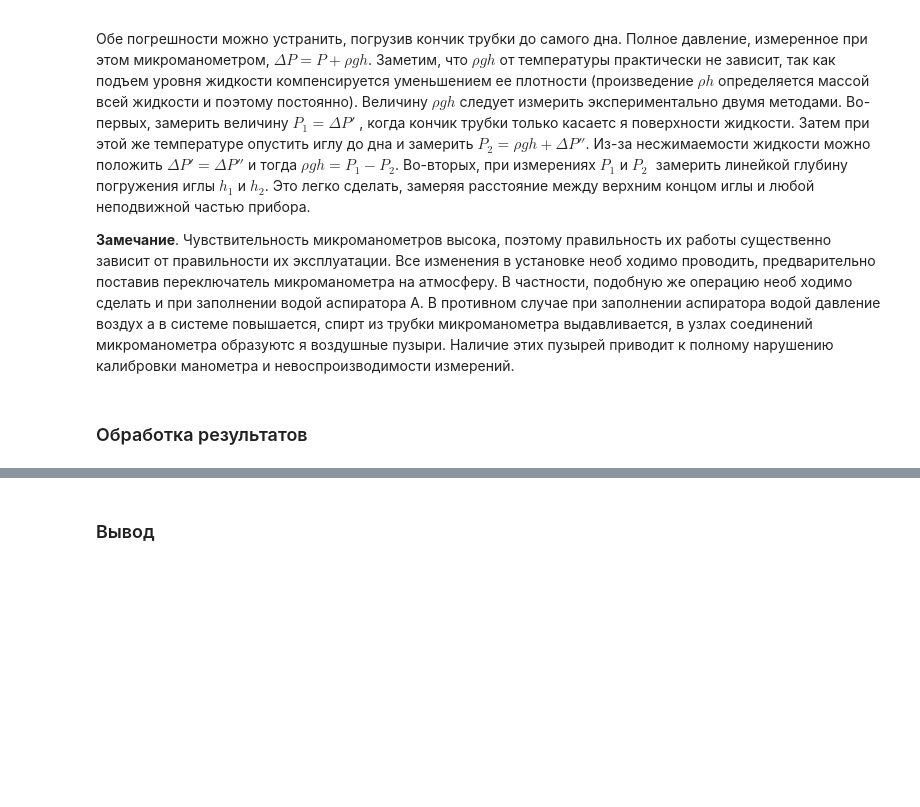
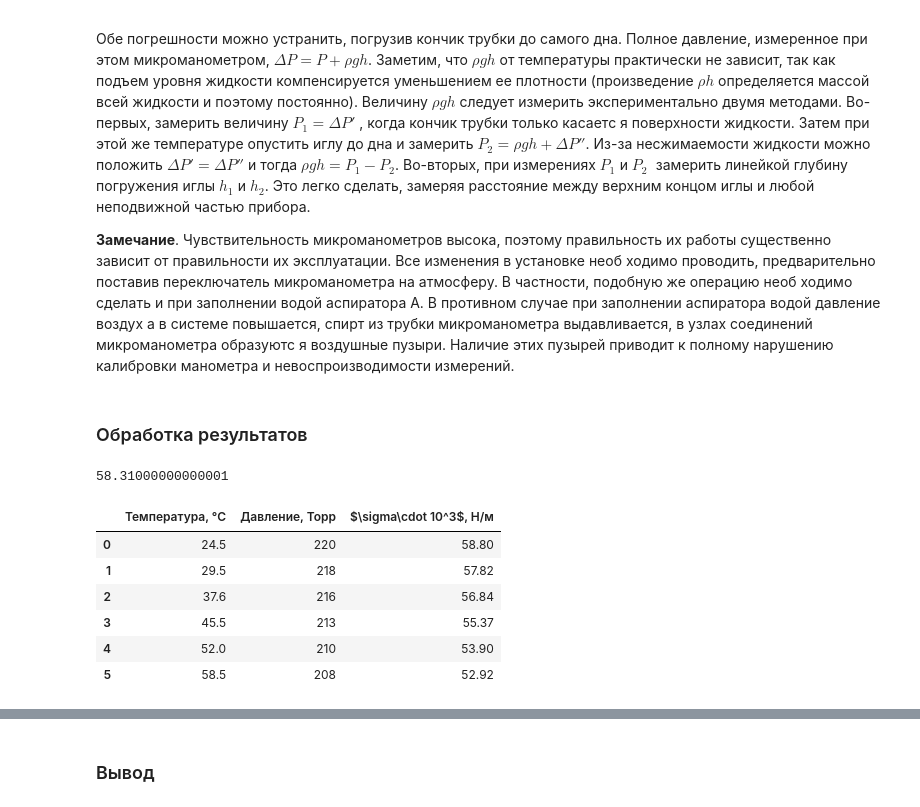
Before and after one commit to vasvadim/mipt_labs_2sem, a Jupyter notebook: 2.5.1/main.ipynb, the cells around one changed output, grey strips where cells are left out. Cells and saved outputs as stored; diff of their text form; code cells hidden in the pictures; blank space fills up the shorter version.

```diff
--- a/2.5.1/main.ipynb
+++ b/2.5.1/main.ipynb
@@ -29,0 +35,11 @@ $$\Delta P = P_{внутри} - P_{снаружи} = \frac{2\sigma}{r} \qquad \q
+# %%
+r = 0.5*1e-3
+delta = 100
+pressure = np.array([220, 218, 216, 213, 210, 208])
+temperature = np.array([24.5, 29.5, 37.6, 45.5, 52.0, 58.5])
+df = pd.DataFrame({"Температура, °C": temperature, "Давление, Торр": pressure})
+
+sigma_w = sigma(119)
+sigma_w*1000
+# %% [output]
+58.31000000000001
@@ -29,0 +48,10 @@ $$\Delta P = P_{внутри} - P_{снаружи} = \frac{2\sigma}{r} \qquad \q
+# %%
+df
+# %% [output]
+|  | Температура, °C | Давление, Торр | $\sigma\cdot 10^3$, Н/м |
+| 0 | 24.5 | 220 | 58.80 |
+| 1 | 29.5 | 218 | 57.82 |
+| 2 | 37.6 | 216 | 56.84 |
+| 3 | 45.5 | 213 | 55.37 |
+| 4 | 52.0 | 210 | 53.90 |
+| 5 | 58.5 | 208 | 52.92 |
```
Also changed, not shown: parts of 8 cells of this notebook.
